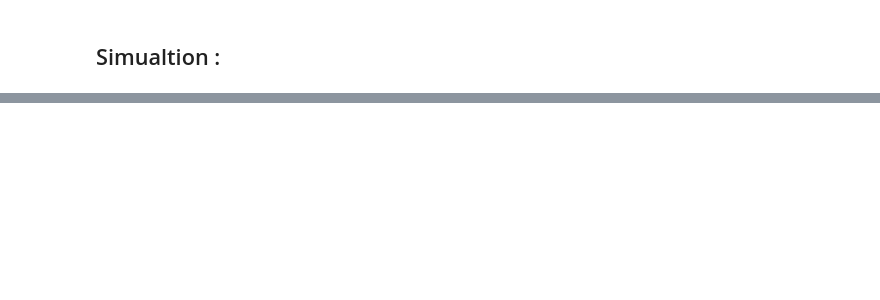
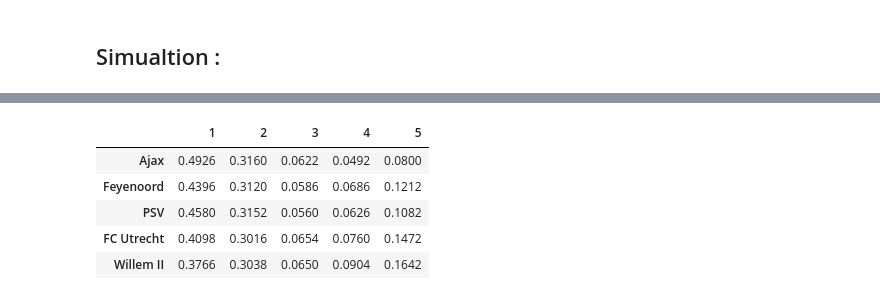
Before and after one commit to hassoonsy2/Simwisk, a Jupyter notebook: Monte Carlo sim.ipynb, the cells around one changed output, grey strips where cells are left out. Cells and saved outputs as stored; diff of their text form; code cells hidden in the pictures; blank space fills up the shorter version.

```diff
--- a/Monte Carlo sim.ipynb
+++ b/Monte Carlo sim.ipynb
@@ -335,0 +285,11 @@ Na een snelle test merkte ik dat het "betere team" hier beter presteerde
+# %%
+metode1 = monte_carlo(5000,competitie_simuleren)
+
+metode1
+# %% [output]
+|  | 1 | 2 | 3 | 4 | 5 |
+| Ajax | 0.4926 | 0.3160 | 0.0622 | 0.0492 | 0.0800 |
+| Feyenoord | 0.4396 | 0.3120 | 0.0586 | 0.0686 | 0.1212 |
+| PSV | 0.4580 | 0.3152 | 0.0560 | 0.0626 | 0.1082 |
+| FC Utrecht | 0.4098 | 0.3016 | 0.0654 | 0.0760 | 0.1472 |
+| Willem II | 0.3766 | 0.3038 | 0.0650 | 0.0904 | 0.1642 |
```
Also changed, not shown: parts of 44 cells of this notebook, 3 other files.
